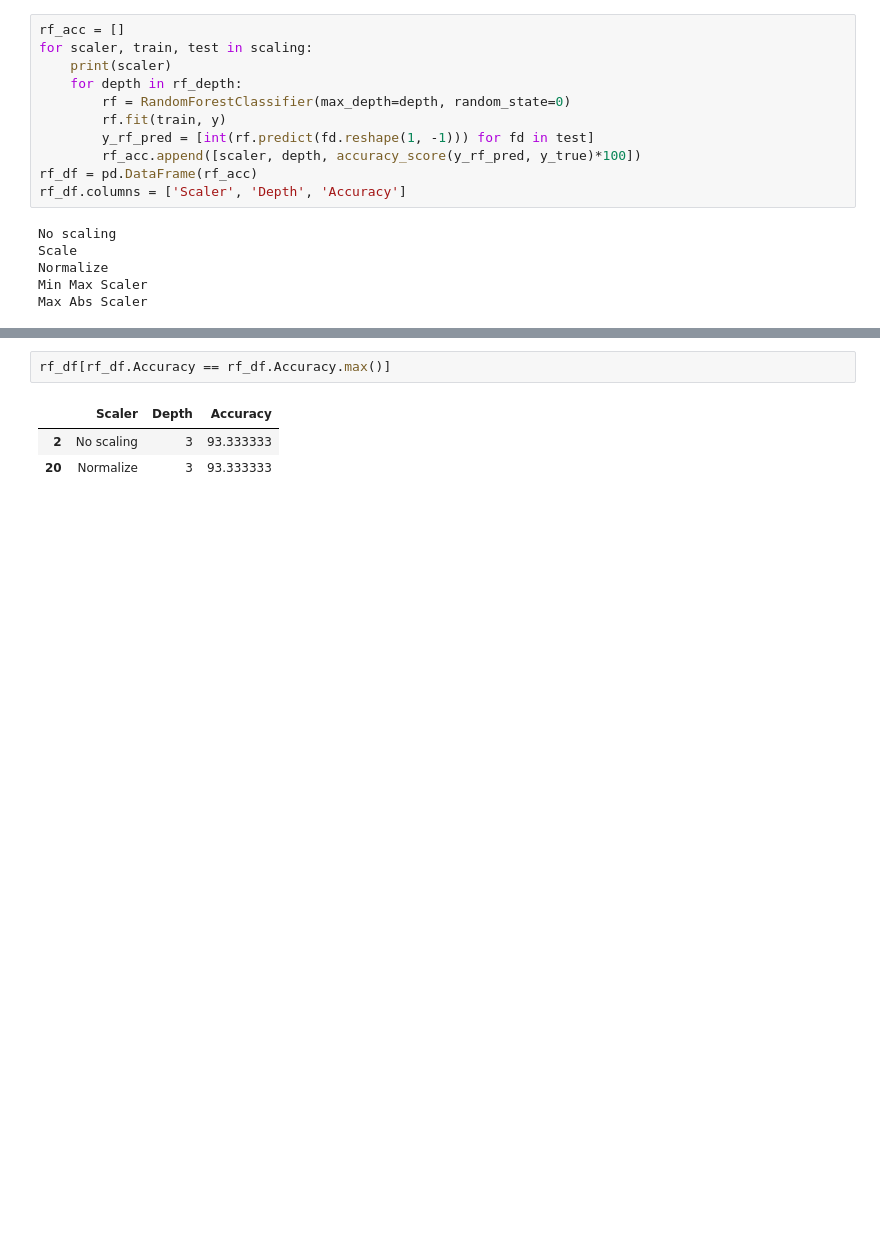
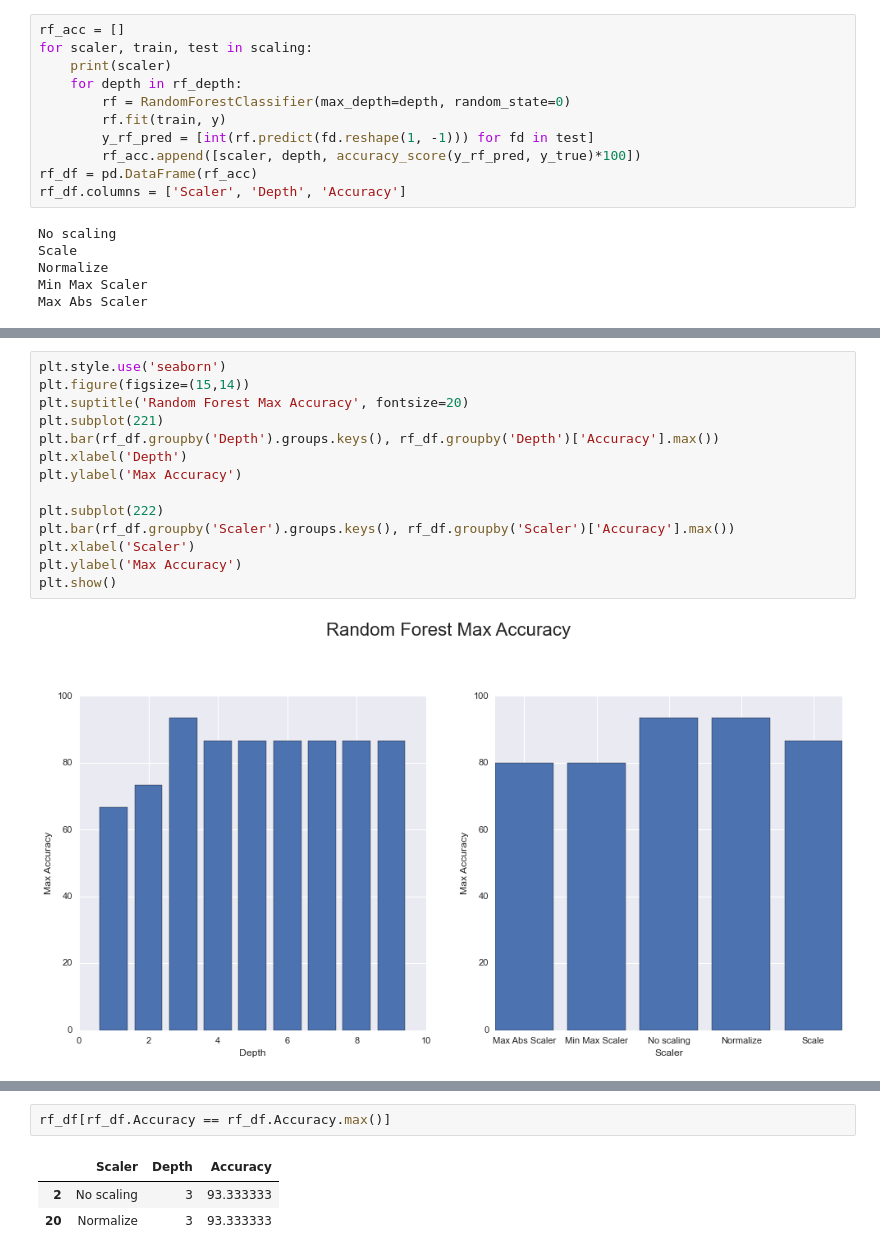
Before and after one commit to ionescuvlad97/hand-gesture-recognition, a Jupyter notebook: Untitled2.ipynb, the cells around one changed output, grey strips where cells are left out. Drawn from its saved outputs; the diff is of its cells as text; blank space fills up the shorter version.

```diff
--- a/Untitled2.ipynb
+++ b/Untitled2.ipynb
@@ -147,0 +169,16 @@ rf_df
+# %%
+plt.style.use('seaborn')
+plt.figure(figsize=(15,14))
+plt.suptitle('Random Forest Max Accuracy', fontsize=20)
+plt.subplot(221)
+plt.bar(rf_df.groupby('Depth').groups.keys(), rf_df.groupby('Depth')['Accuracy'].max())
+plt.xlabel('Depth')
+plt.ylabel('Max Accuracy')
+
+plt.subplot(222)
+plt.bar(rf_df.groupby('Scaler').groups.keys(), rf_df.groupby('Scaler')['Accuracy'].max())
+plt.xlabel('Scaler')
+plt.ylabel('Max Accuracy')
+plt.show()
+# %% [output]
+[figure, added]
```
Also changed, not shown: parts of 11 cells of this notebook.
